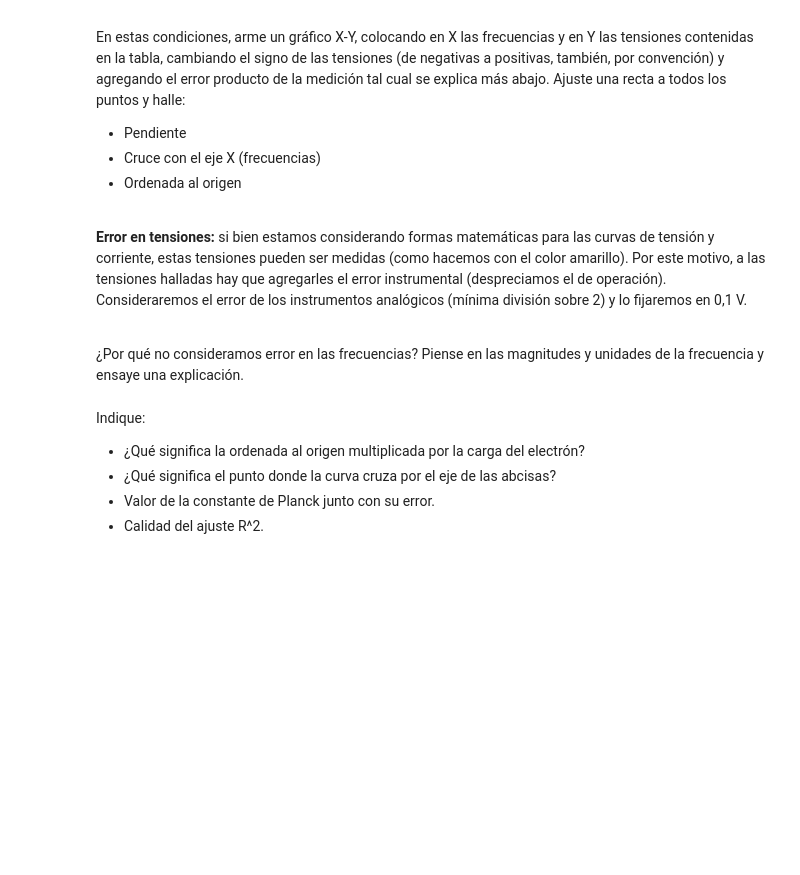
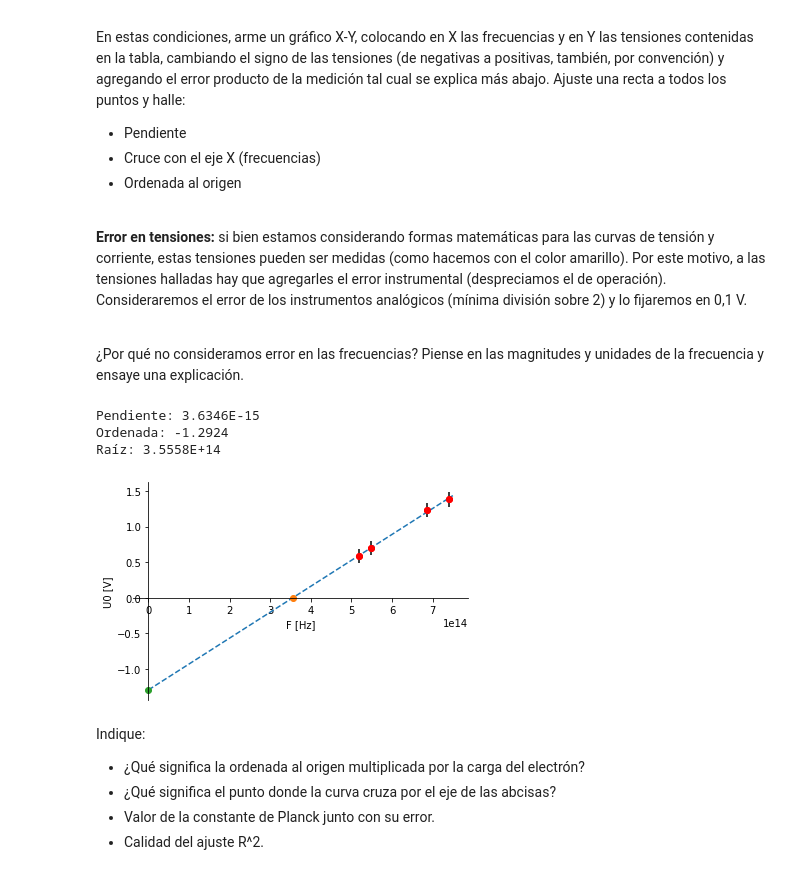
Before and after one commit to LeonelThurler/Python, a Jupyter notebook: Ejercicios_TP2.ipynb, the cells around one changed output. Saved outputs shown, nothing was run; the diff lists cells and outputs as text; code cells hidden in the pictures; blank space fills up the shorter version.

```diff
--- a/Ejercicios_TP2.ipynb
+++ b/Ejercicios_TP2.ipynb
@@ -257,9 +271,9 @@ import sympy as sp
 import pandas as pd
 
 #Constantes halladas anteriormente
-A= 8.199802068589333
-B= 4.974911282052066
-C= 0.5686002548158544
+a= 8.199802068589333
+b= 4.974911282052066
+c= 0.5686002548158544
 
 #Utilizo el metodo de biseccion para encontrar la tension que hace que la corriente sea 0
 def samesign(a, b):
@@ -279,7 +293,7 @@ def f(t):
         return a*(np.exp(b*(t+c)) - 0.0372)
 
 t = biseccion(f, -3, -0.5)
-print ("El valor de V0 es",t,"para que la corriente sea",f(t))
+print ("El valor de V0 es",round(t,5),"para que la corriente sea",round(f(t),5))
 
 #Ejes del grafico
 ax = pl.gca()
@@ -373,3 +385,63 @@ En estas condiciones, arme un gráfico X-Y, colocando en X las frecuencias y en
+# %%
+# aca va la grafica de ajuste
+
+import math
+import matplotlib.pyplot as plt
+import numpy as np
+from scipy import constants as C
+import pylab as pl
+
+#escribo las frecuencias, en valores de longitud de onda(um) y despejo la frecuencia (f=c/lambda)
+F = C.c / np.array ([0.578e-6,0.546e-6,0.436e-6,0.405e-6])
+U0 = np.array ([0.5900,0.7000,1.2302,1.3806])
+dU = np.array ([0.1,0.1,0.1,0.1])
+
+def linefit_chi(F, U0, dU):
+  F_prom = (F / (dU**2)).sum() / (1 / (dU**2)).sum()
+  U_prom = (U0 / (dU**2)).sum() / (1 / (dU**2)).sum()
+  m = (U0 / (dU**2) * (F - F_prom)).sum() / (F / (dU**2) * (F - F_prom)).sum()
+  b = U_prom - m * F_prom
+  return m, b
+
+
+#Ejes del grafico
+ax = pl.gca()
+ax.spines['right'].set_color('none')
+ax.spines['top'].set_color('none')
+ax.xaxis.set_ticks_position('bottom')
+ax.spines['bottom'].set_position(('data',0))
+ax.yaxis.set_ticks_position('left')
+ax.spines['left'].set_position(('data',0))
+
+
+def abline_chi(m, b, F, U0, dU):
+
+  F_x = np.linspace (0,7.5e14,1000)
+
+  U_vals = m * F_x + b
+
+  #Gráfico
+  plt.figure(1, figsize = (6,4))
+  plt.plot(F, U0, 'o', color = 'red')
+  plt.plot(F_x, U_vals, '--')
+  plt.plot(-b/m,0,"o")  #intersección con el eje x
+  plt.plot(0,b,"o")     #ordenada al origen
+  plt.xlabel ("F [Hz]")
+  plt.ylabel ("U0 [V]")
+  plt.errorbar(F, U0, fmt = 'ro', xerr = 0, yerr = dU, ecolor = 'black')
+  plt.show()
+
+m, b = linefit_chi(F, U0, dU)
+raiz = -b/m
+print("Pendiente: {:.4E}".format(m))
+print("Ordenada: {:.4f}".format(b))
+print("Raíz: {:.4E}".format(raiz))
+abline_chi(m, b, F, U0, dU)
+# %% [output]
+Pendiente: 3.6346E-15
+Ordenada: -1.2924
+Raíz: 3.5558E+14
+[figure, added]
 # %% [markdown]
 Indique:
 - ¿Qué significa la ordenada al origen multiplicada por la carga del electrón?
```
Also changed, not shown: parts of 15 cells of this notebook.
